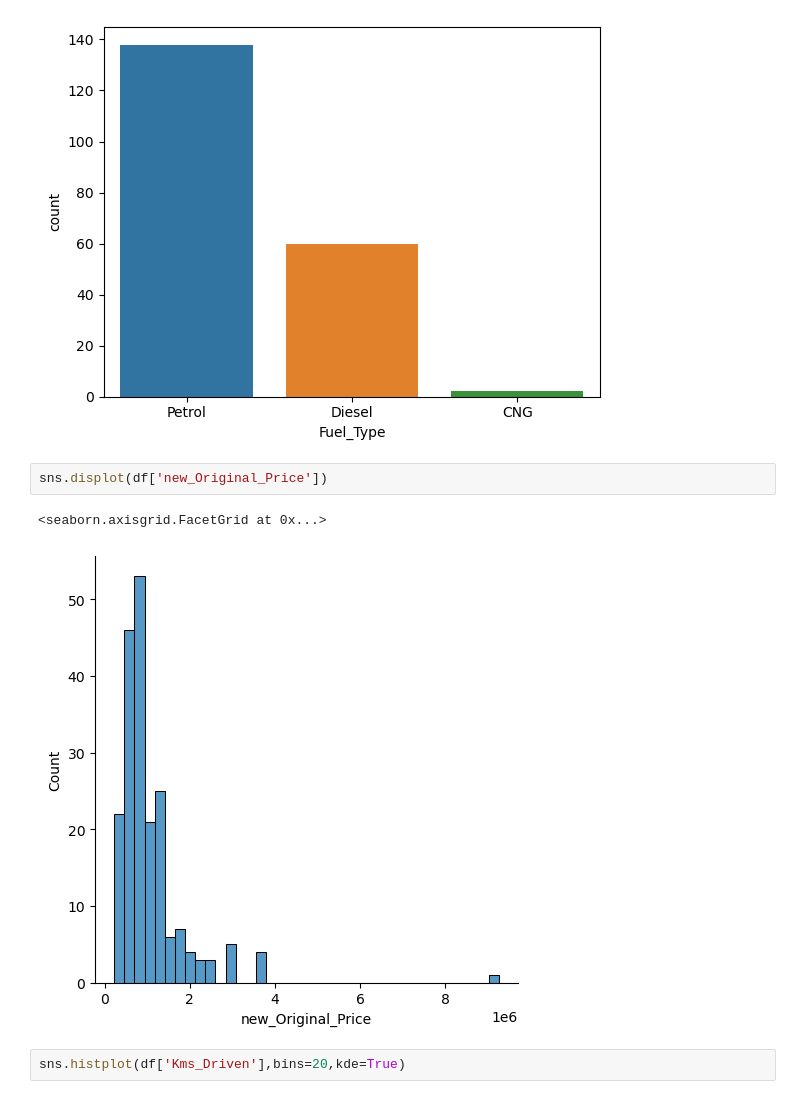
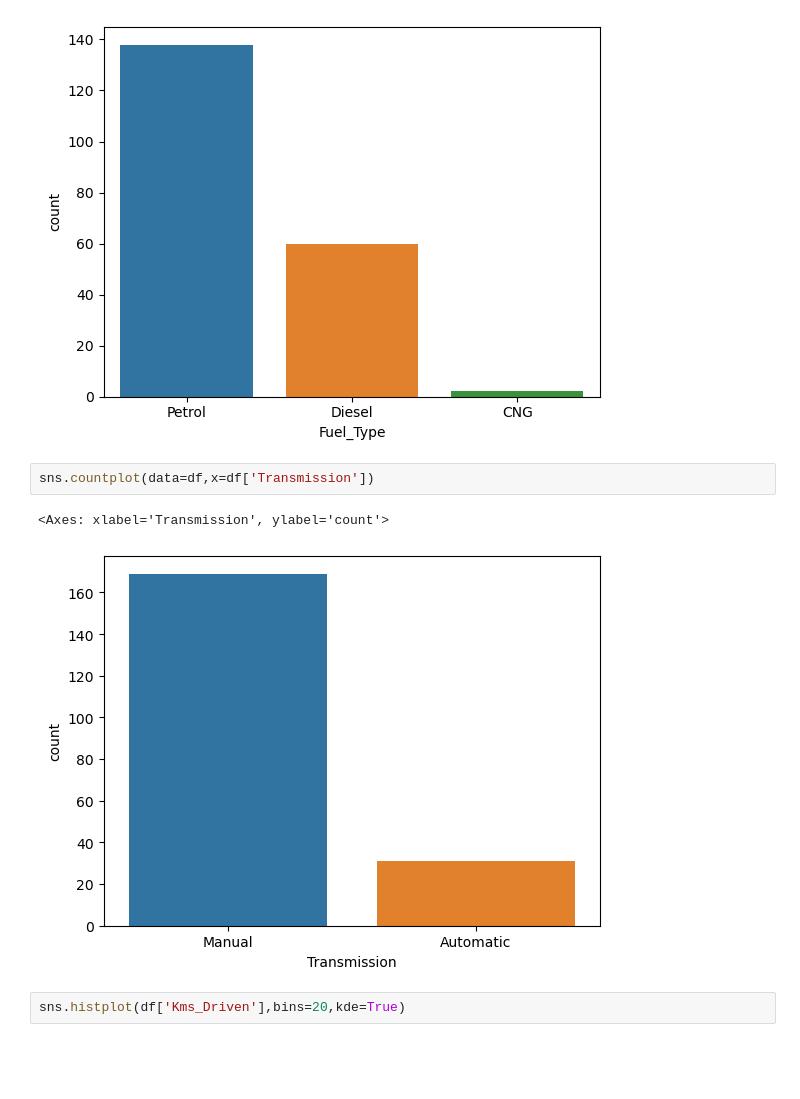
Before and after one commit to nilaykarade/pcce-workshop, a Jupyter notebook: 1 Car data analysis.ipynb, the cells around one changed output. Cells and saved outputs as stored; diff of their text form; blank space fills up the shorter version.

```diff
--- a/1 Car data analysis.ipynb
+++ b/1 Car data analysis.ipynb
@@ -229,11 +224,11 @@ sns.countplot(data=df,x=df['Fuel_Type'])
 # %% [output]
 <Axes: xlabel='Fuel_Type', ylabel='count'>
 [figure]
-# %%
-sns.displot(df['new_Original_Price'])
-# %% [output]
-<seaborn.axisgrid.FacetGrid at 0x...>
-[figure, removed]
+# %%
+sns.countplot(data=df,x=df['Transmission'])
+# %% [output]
+<Axes: xlabel='Transmission', ylabel='count'>
+[figure, added]
 # %%
 sns.histplot(df['Kms_Driven'],bins=20,kde=True)
 # %% [output]
```
Also changed, not shown: parts of 15 cells of this notebook, 1 other file.
